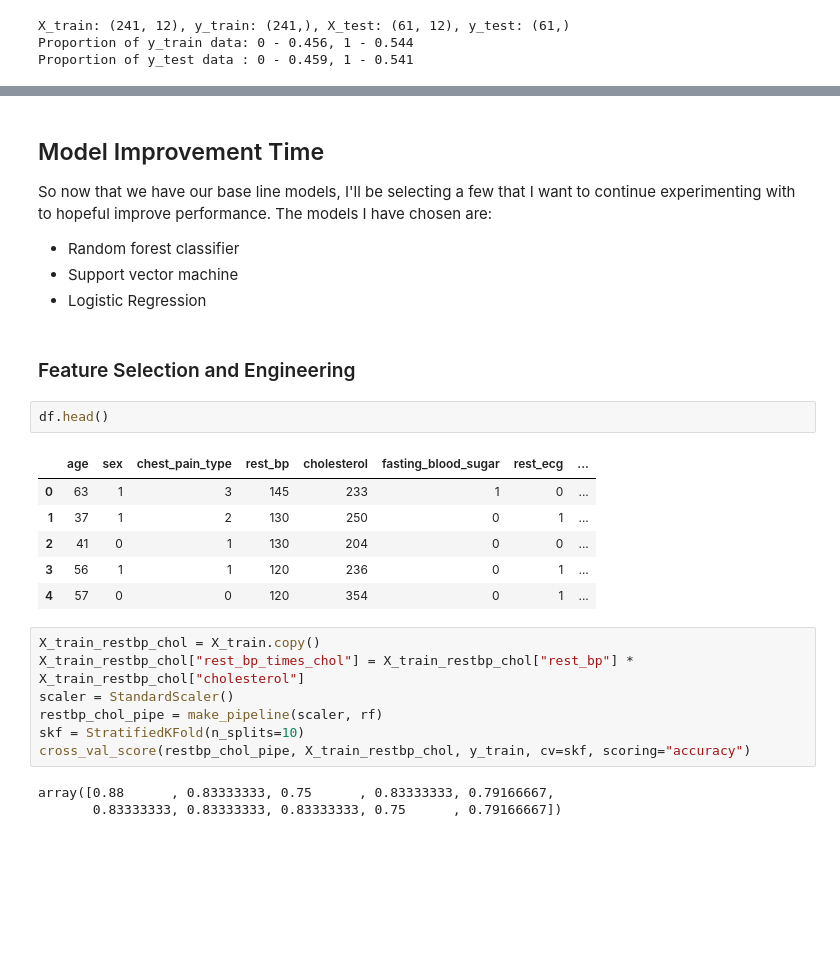
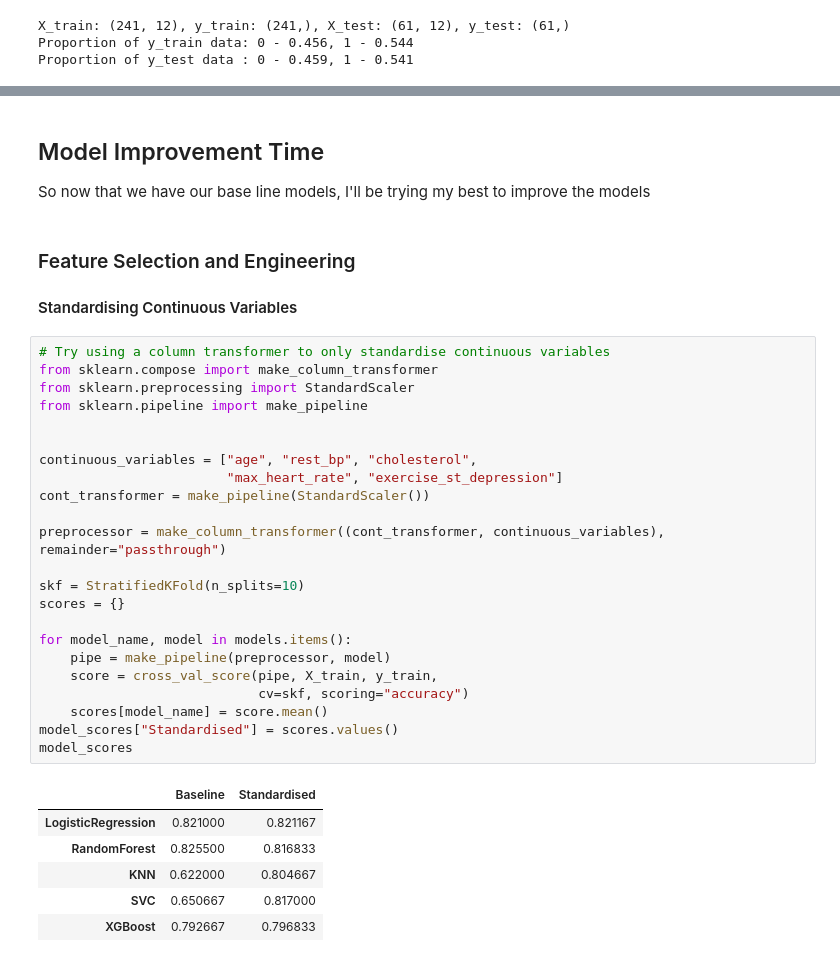
Before and after one commit to Zenoix/Heart-Disease-Dataset, a Jupyter notebook: notebook.ipynb, the cells around one changed output, grey strips where cells are left out. Drawn from its saved outputs; the diff is of its cells as text; blank space fills up the shorter version.

Commit message:
Continued feature engineering

```diff
--- a/notebook.ipynb
+++ b/notebook.ipynb
@@ -487,27 +484,37 @@ knn 0.7881666666666667
 # %% [markdown]
 ## Model Improvement Time
-So now that we have our base line models, I'll be selecting a few that I want to continue experimenting with to hopeful improve performance. The models I have chosen are:
-- Random forest classifier
-- Support vector machine
-- Logistic Regression
+
+So now that we have our base line models, I'll be trying my best to improve the models
 # %% [markdown]
 ### Feature Selection and Engineering
+#### Standardising Continuous Variables
-# %%
-df.head()
-# %% [output]
-|  | age | sex | chest_pain_type | rest_bp | cholesterol | fasting_blood_sugar | rest_ecg | ... |
-| 0 | 63 | 1 | 3 | 145 | 233 | 1 | 0 | ... |
-| 1 | 37 | 1 | 2 | 130 | 250 | 0 | 1 | ... |
-| 2 | 41 | 0 | 1 | 130 | 204 | 0 | 0 | ... |
-| 3 | 56 | 1 | 1 | 120 | 236 | 0 | 1 | ... |
-| 4 | 57 | 0 | 0 | 120 | 354 | 0 | 1 | ... |
-# %%
-X_train_restbp_chol = X_train.copy()
-X_train_restbp_chol["rest_bp_times_chol"] = X_train_restbp_chol["rest_bp"] * X_train_restbp_chol["cholesterol"]
-scaler = StandardScaler()
-restbp_chol_pipe = make_pipeline(scaler, rf)
-skf = StratifiedKFold(n_splits=10)
-cross_val_score(restbp_chol_pipe, X_train_restbp_chol, y_train, cv=skf, scoring="accuracy")
-# %% [output]
-array([0.88      , 0.83333333, 0.75      , 0.83333333, 0.79166667,
-       0.83333333, 0.83333333, 0.83333333, 0.75      , 0.79166667])
+# %%
+# Try using a column transformer to only standardise continuous variables
+from sklearn.compose import make_column_transformer
+from sklearn.preprocessing import StandardScaler
+from sklearn.pipeline import make_pipeline
+
+
+continuous_variables = ["age", "rest_bp", "cholesterol",
+                        "max_heart_rate", "exercise_st_depression"]
+cont_transformer = make_pipeline(StandardScaler())
+
+preprocessor = make_column_transformer((cont_transformer, continuous_variables), remainder="passthrough")
+
+skf = StratifiedKFold(n_splits=10)
+scores = {}
+
+for model_name, model in models.items():
+    pipe = make_pipeline(preprocessor, model)
+    score = cross_val_score(pipe, X_train, y_train,
+                            cv=skf, scoring="accuracy")
+    scores[model_name] = score.mean()
+model_scores["Standardised"] = scores.values()
+model_scores
+# %% [output]
+|  | Baseline | Standardised |
+| LogisticRegression | 0.821000 | 0.821167 |
+| RandomForest | 0.825500 | 0.816833 |
+| KNN | 0.622000 | 0.804667 |
+| SVC | 0.650667 | 0.817000 |
+| XGBoost | 0.792667 | 0.796833 |
```
Also changed, not shown: parts of 16 cells of this notebook.
